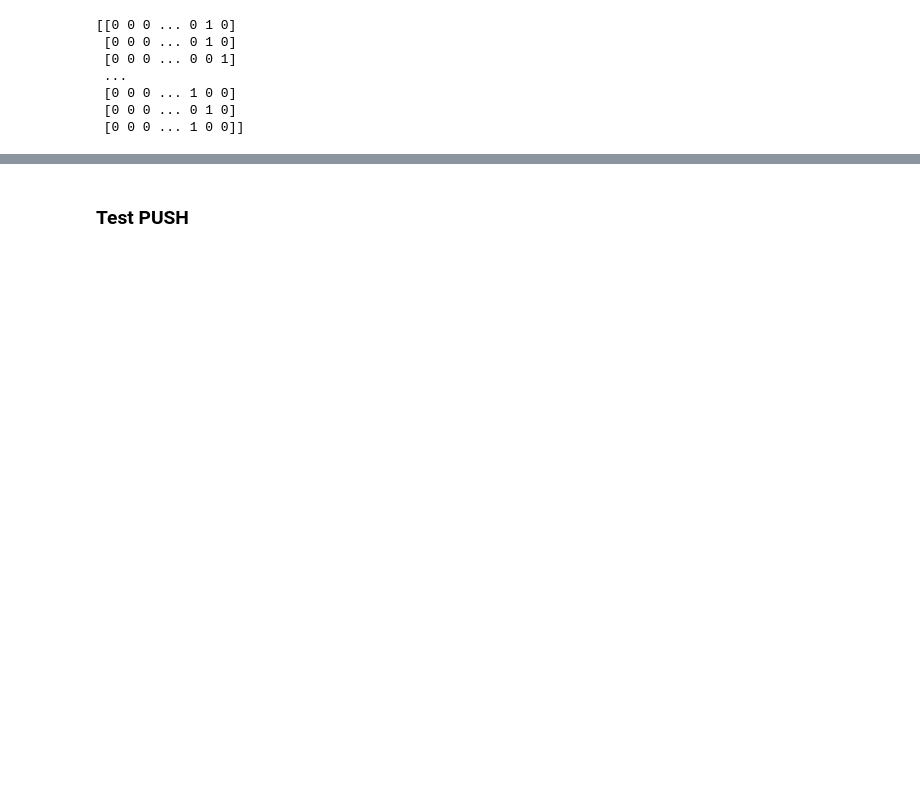
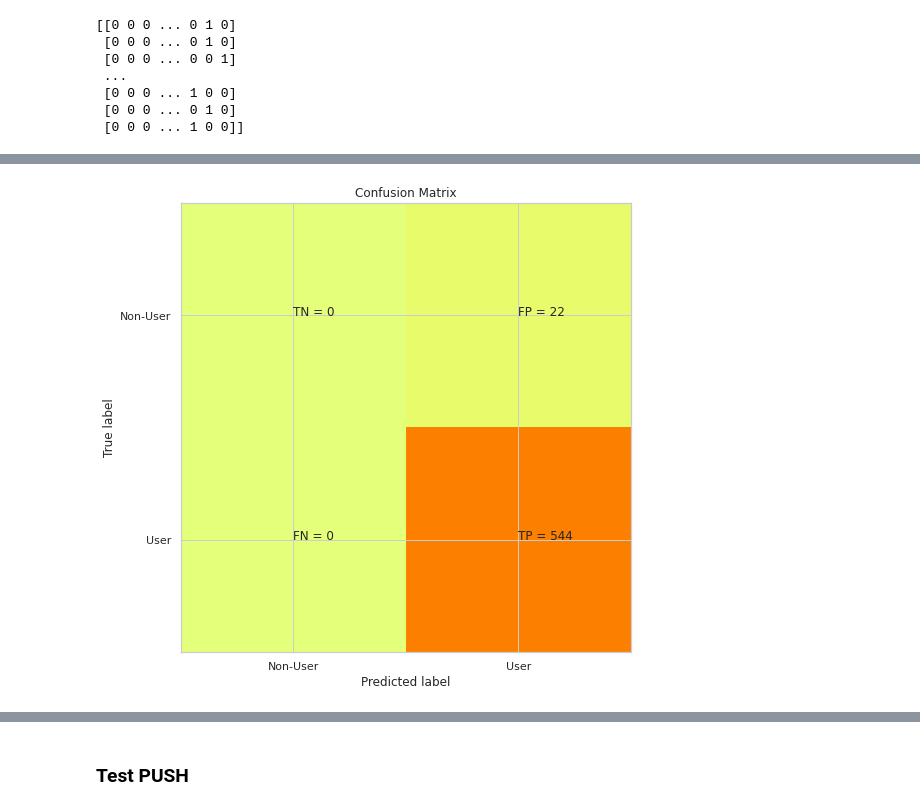
Before and after one commit to ras-000212/ESILV4-DIA-DataAnalysis-Project, a Jupyter notebook: data_analysis.ipynb, the cells around one changed output, grey strips where cells are left out. Saved outputs shown, nothing was run; the diff lists cells and outputs as text; code cells hidden in the pictures; blank space fills up the shorter version.

```diff
--- a/data_analysis.ipynb
+++ b/data_analysis.ipynb
@@ -403,0 +381,9 @@ X.shape
+# %%
+from sklearn import metrics
+from sklearn.svm import SVC
+svm = SVC(kernel="rbf", C=2,random_state=0)
+svm.fit(X_train1, y_train1.ravel())
+
+pred = svm.predict(X_test)
+accu = metrics.accuracy_score(y_test1,pred)
+accu
@@ -403,0 +392,7 @@ X.shape
+# %%
+svm = SVC(kernel="rbf", C=2,random_state=0)
+svm.fit(X_train1, y_train1.ravel())
+
+pred = svm.predict(X_test)
+accu = metrics.accuracy_score(y_test1,pred)
+accu
@@ -403,0 +401,65 @@ X.shape
+# %%
+X = df[features].values
+y = df[predict_class].values
+print(y)
+print(np.unique(y))
+y=[1 if i>1 else 0 for i in y]
+print(y)
+X_train, X_test, y_train, y_test = train_test_split(X, y, test_size=0.30, random_state=42)
+
+from sklearn.metrics import roc_curve,auc
+
+def plot_confusion_metrix(y_test,model_test):
+    cm = metrics.confusion_matrix(y_test, model_test)
+    plt.figure(1)
+    plt.clf()
+    plt.imshow(cm, interpolation='nearest', cmap=plt.cm.Wistia)
+    classNames = ['Non-User','User']
+    plt.title('Confusion Matrix')
+    plt.ylabel('True label')
+    plt.xlabel('Predicted label')
+    tick_marks = np.arange(len(classNames))
+    plt.xticks(tick_marks, classNames)
+    plt.yticks(tick_marks, classNames)
+    s = [['TN','FP'], ['FN', 'TP']]
+    for i in range(2):
+        for j in range(2):
+            plt.text(j,i, str(s[i][j])+" = "+str(cm[i][j]))
+    plt.show()
+
+def report_performance(model):
+
+    model_test = model.predict(X_test)
+
+    print("\n\nConfusion Matrix:")
+    print("{0}".format(metrics.confusion_matrix(y_test, model_test)))
+    print("\n\nClassification Report: ")
+    print(metrics.classification_report(y_test, model_test))
+    plot_confusion_metrix(y_test, model_test)
+
+
+def roc_curves(model):
+    predictions_test = model.predict(X_test)
+    fpr, tpr, thresholds = roc_curve(predictions_test,y_test)
+    roc_auc = auc(fpr, tpr)
+    plt.figure()
+    plt.plot(fpr, tpr, color='darkorange', lw=1, label='ROC curve (area = %0.2f)' % roc_auc)
+    plt.plot([0, 1], [0, 1], color='navy', lw=2, linestyle='--')
+    plt.xlim([0.0, 1.0])
+    plt.ylim([0.0, 1.05])
+    plt.xlabel('False Positive Rate')
+    plt.ylabel('True Positive Rate')
+    plt.title('Receiver operating characteristic')
+    plt.legend(loc="lower right")
+    plt.show()
+
+def accuracy(model):
+    pred = model.predict(X_test1)
+    accu = metrics.accuracy_score(y_test,pred)
+    print("\nAcuuracy Of the Model: ",accu,"\n\n")
+
+svm = SVC(kernel="linear", C=1,random_state=0)
+svm.fit(X_train, y_train)
+report_performance(svm)
+roc_curves(svm)
+# %% [output]
@@ -403,0 +483 @@ X.shape
+[figure, added]
```
Also changed, not shown: parts of 33 cells of this notebook.
